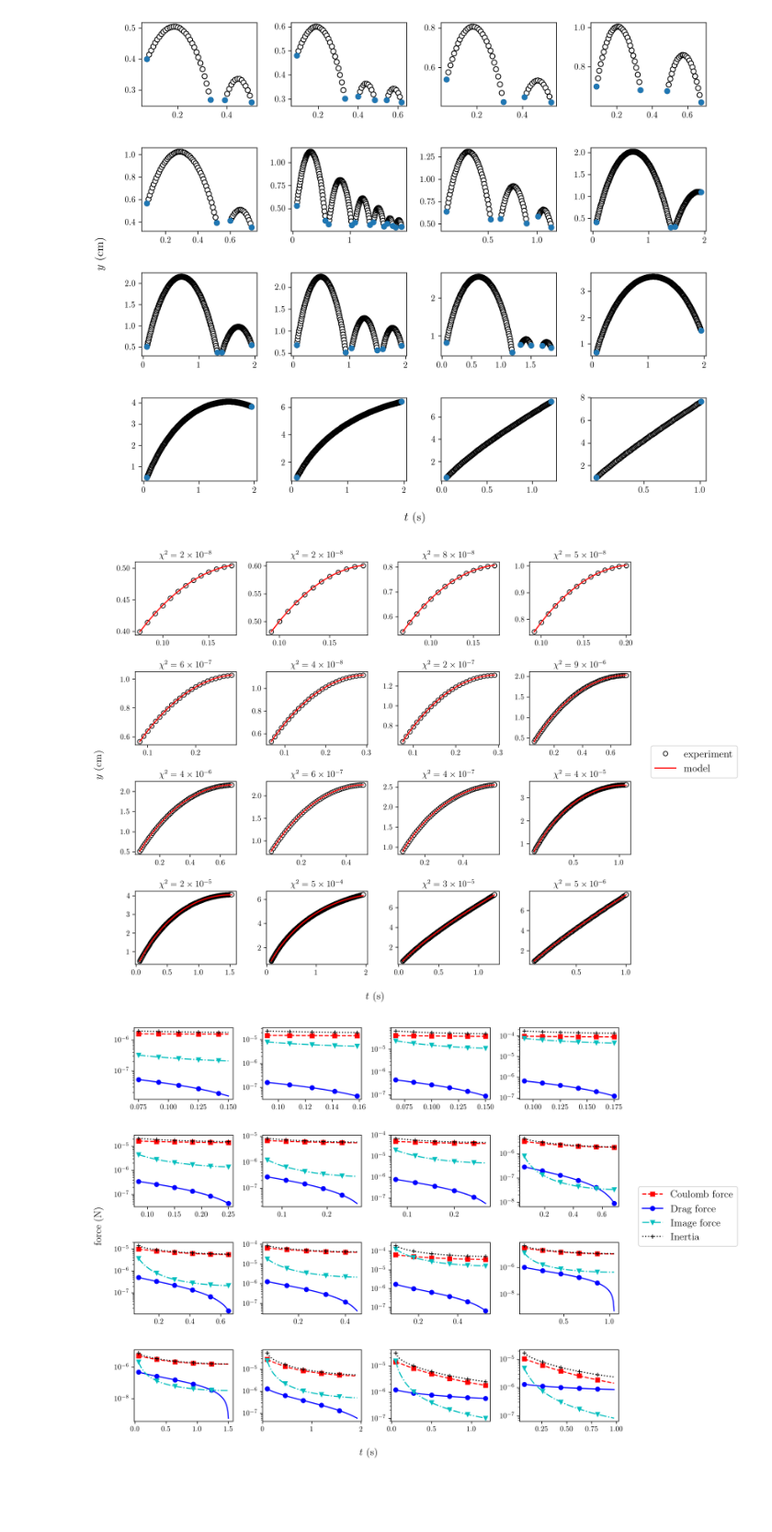
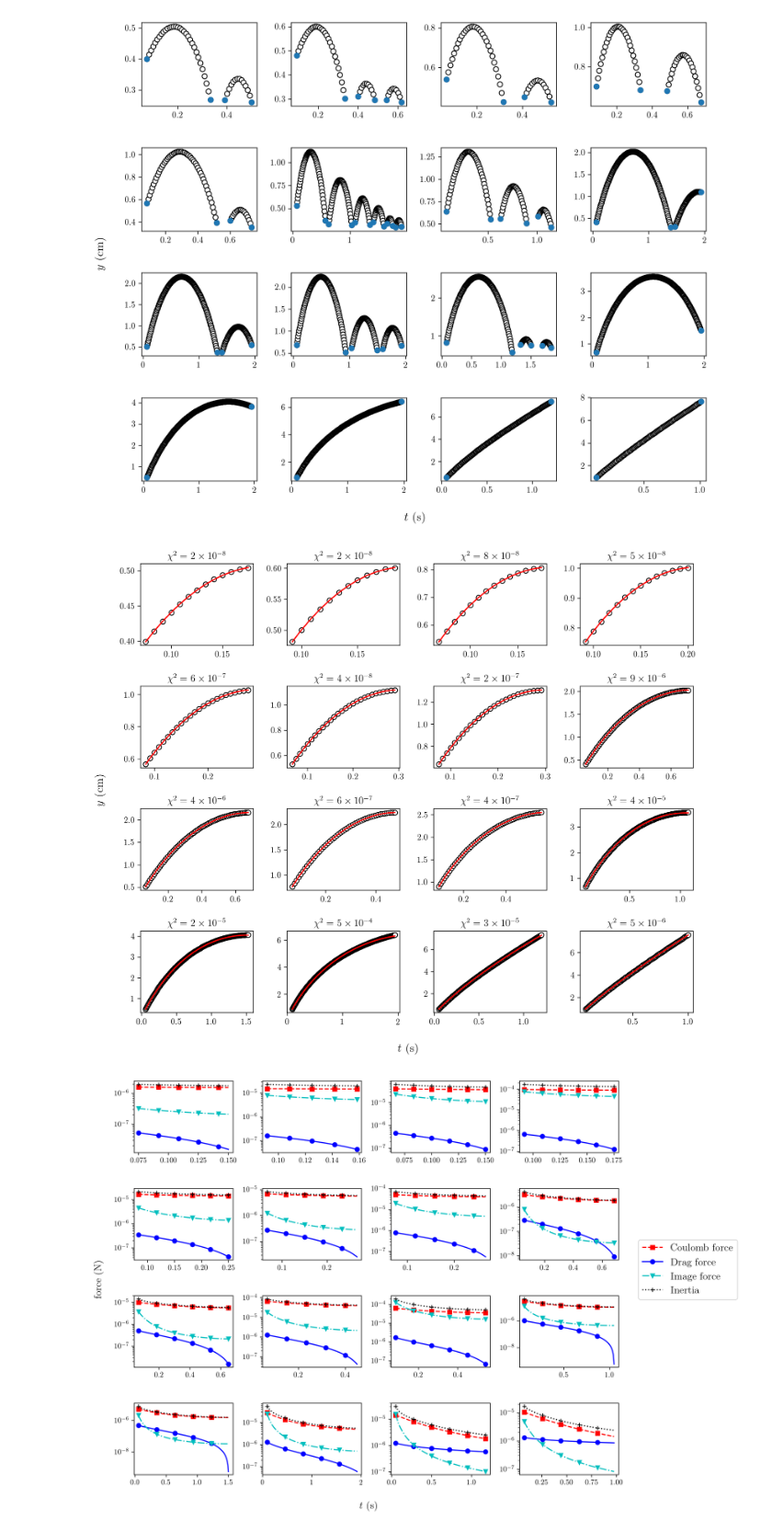
Before and after one commit to 7deeptide/Droplet_electro-bounce, a Jupyter notebook: src/parameter_estimation.ipynb, the cells around one changed output. Shown at 92% size. Saved outputs shown, nothing was run; the diff lists cells and outputs as text; code cells hidden in the pictures; blank space fills up the shorter version.

```diff
--- a/src/parameter_estimation.ipynb
+++ b/src/parameter_estimation.ipynb
@@ -652,14 +652,6 @@ def get_model(x, model_params):
     # Call the ODE solver
     psoln = integrate.odeint(f, y0, t_rk, args=(params,), mxords=5)
     return psoln, t_rk
-# %%
-a = np.array([[  9.79146712e+02,   3.95489692e-02,   1.07659630e-10, 5.29356116e-02],
-       [  9.89488160e+02,   3.98229595e-02,   1.07418664e-10, 5.29309176e-02],
-       [  9.82159210e+02,   3.93319859e-02,   1.06898067e-10, 5.29412260e-02],
-       [  9.89452371e+02,   4.00966122e-02,   1.08062253e-10, 5.29277723e-02],
-       [  9.87307603e+02,   4.00438652e-02,   1.08179073e-10, 5.29394063e-02]])
-a = a[:,:-1]
-a
 # %%
 # error estimates from pyfssa
 # http://pyfssa.readthedocs.io/en/stable/nelder-mead.html
@@ -1025,5 +977,0 @@ dy0,   -0.0523 < 0.0529  < 0.0523
-# %%
-a0_list = []
-for drop in alldrops:
-    a0_list.append(alldrops[drop].a0)
-print(a0_list)
@@ -1081,20 +1027,20 @@ plt.show()
 # %%
 fig, axs = plt.subplots(4,ceil(len(alldrops)/4), figsize=(12, 10), facecolor='w', edgecolor='k')
 fig.subplots_adjust(hspace = .5, wspace=.3)
 axs = axs.ravel()
 i = 0
 for drop in sorted_drops:
     param_est_plot(sorted_drops[drop], sub=True, method='Nelder-Mead', a=a, i=i, fig=fig, axs=axs)
     i += 1
 
 fig.text(0.5, 0.06, r'$t$ (s)', ha='center', fontsize=14)
 fig.text(0.06, 0.5, r'$y$ (cm)', va='center', rotation='vertical', fontsize=14)
-plt.legend(loc=(1.2, 2.55), borderaxespad=0., fontsize=14)
+#plt.legend(loc=(1.2, 2.55), borderaxespad=0., fontsize=14)
 name = 'inverse_problem'
 savefig(name, pics)
 plt.show()
 # %% [output]
-[figure, old version]
+[figure, new version]
 # %%
 fig, axs = plt.subplots(4,ceil(len(alldrops)/4), figsize=(12, 10), facecolor='w', edgecolor='k')
 fig.subplots_adjust(hspace = .5, wspace=.3)
```
Also changed, not shown: parts of 13 cells of this notebook, 21 other files.
